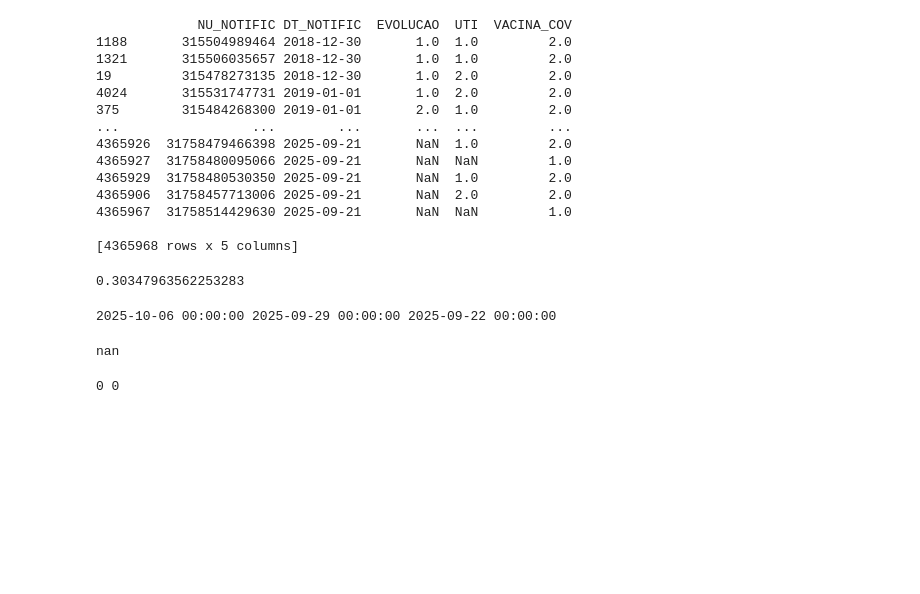
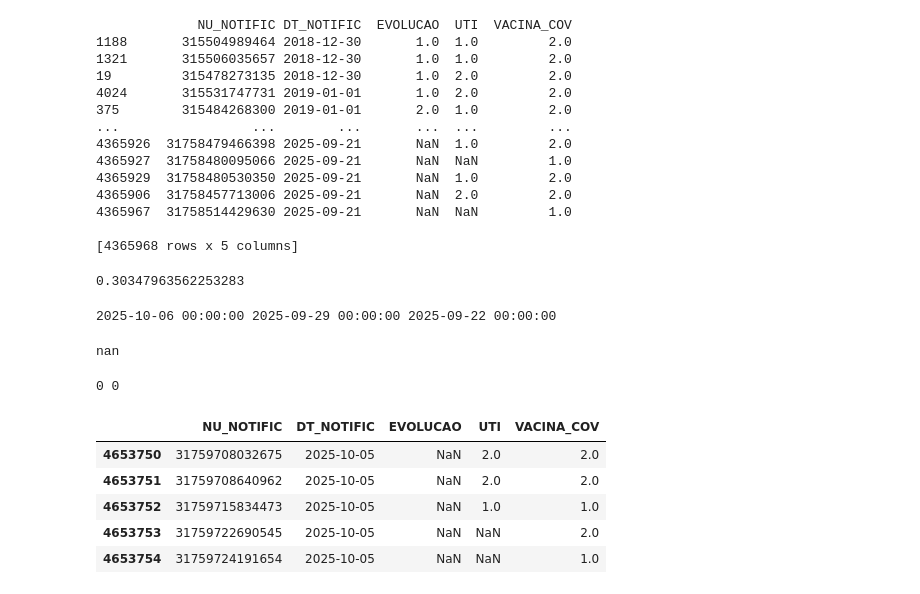
Before and after one commit to WilliamDumaszak/gen-ai-health-poc, a Jupyter notebook: exploracao.ipynb, the cells around one changed output. Saved outputs shown, nothing was run; the diff lists cells and outputs as text; code cells hidden in the pictures; blank space fills up the shorter version.

```diff
--- a/exploracao.ipynb
+++ b/exploracao.ipynb
@@ -261,0 +269,11 @@ print(cur, prev)
+# %%
+df_salvo= pd.read_parquet("data/processed/srag_clean.parquet", engine="pyarrow")
+# %%
+df_salvo.tail()
+# %% [output]
+|  | NU_NOTIFIC | DT_NOTIFIC | EVOLUCAO | UTI | VACINA_COV |
+| 4653750 | 31759708032675 | 2025-10-05 | NaN | 2.0 | 2.0 |
+| 4653751 | 31759708640962 | 2025-10-05 | NaN | 2.0 | 2.0 |
+| 4653752 | 31759715834473 | 2025-10-05 | NaN | 1.0 | 1.0 |
+| 4653753 | 31759722690545 | 2025-10-05 | NaN | NaN | 2.0 |
+| 4653754 | 31759724191654 | 2025-10-05 | NaN | NaN | 1.0 |
```
Also changed, not shown: parts of 2 cells of this notebook, 7 other files.
